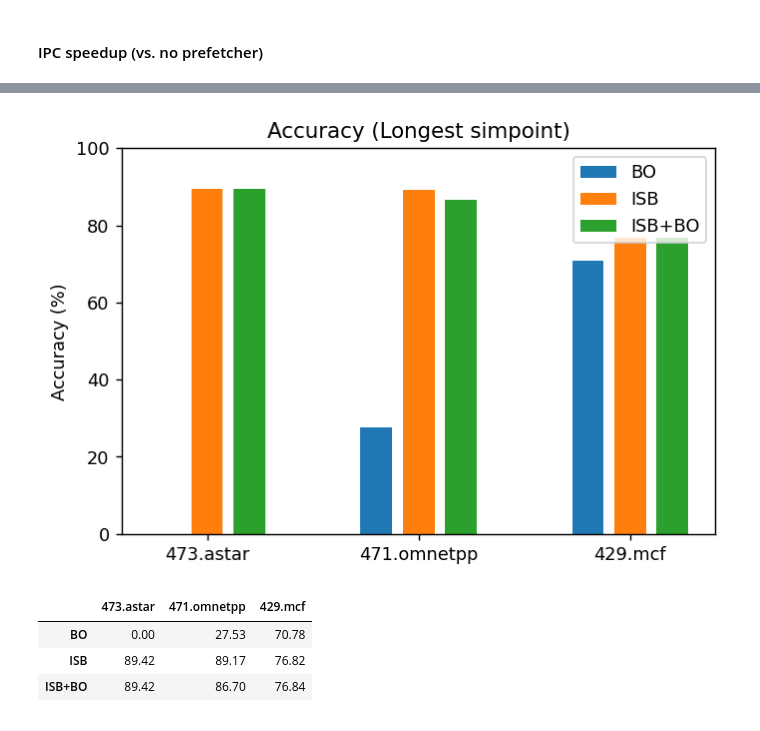
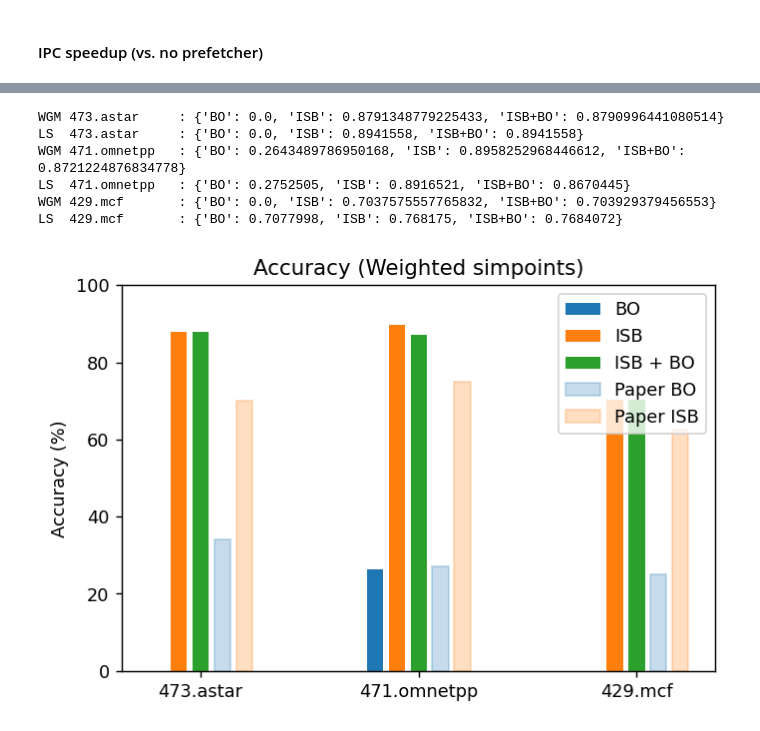
Before and after one commit to cmolder/voyager-analysis, a Jupyter notebook: 20211026-simpoints.ipynb, the cells around one changed output, grey strips where cells are left out. Saved outputs shown, nothing was run; the diff lists cells and outputs as text; code cells hidden in the pictures.

```diff
--- a/20211026-simpoints.ipynb
+++ b/20211026-simpoints.ipynb
@@ -401,6 +328,8 @@ def get_wgm_accuracies(results, simpoint_weights):
     simpoint_accs = get_simpoint_accuracies(results)
     wgm_accs = {}
     for pf in simpoint_accs:
+        if pf == 'NoPrefetcher':
+            continue
         wgm_accs[pf] = stats.mstats.gmean(simpoint_accs[pf], weights=simpoint_weights)
     return wgm_accs
 
@@ -412,6 +341,8 @@ def get_ls_accuracies(results, simpoint_weights):
     longest = np.argmax(simpoint_weights)
     ls_accs = {}
     for pf in simpoint_accs:
+        if pf == 'NoPrefetcher':
+            continue
         ls_accs[pf] = simpoint_accs[pf][longest]
     return ls_accs
 # %%
@@ -419,7 +350,16 @@ wgm_accs = {}
 ls_accs = {}
 
 for tr in traces:
-    #print(tr, get_simpoint_accuracies(results[tr]))
-    #wgm_accs[tr] = get_wgm_accuracies(results[tr], simpoint_weights[tr])
-    #print(wgm_accs)
+    wgm_accs[tr] = get_wgm_accuracies(results[tr], simpoint_weights[tr])
+    print(f'WGM {tr:13} : {wgm_accs[tr]}')
     ls_accs[tr] = get_ls_accuracies(results[tr], simpoint_weights[tr])
+    print(f'LS  {tr:13} : {ls_accs[tr]}')
+
+paper_accs = parse_paper_result_file('data/paper-values/paper_accuracies.csv')
+# %% [output]
+WGM 473.astar     : {'BO': 0.0, 'ISB': 0.8791348779225433, 'ISB+BO': 0.8790996441080514}
+LS  473.astar     : {'BO': 0.0, 'ISB': 0.8941558, 'ISB+BO': 0.8941558}
+WGM 471.omnetpp   : {'BO': 0.2643489786950168, 'ISB': 0.8958252968446612, 'ISB+BO': 0.8721224876834778}
+LS  471.omnetpp   : {'BO': 0.2752505, 'ISB': 0.8916521, 'ISB+BO': 0.8670445}
+WGM 429.mcf       : {'BO': 0.0, 'ISB': 0.7037575557765832, 'ISB+BO': 0.703929379456553}
+LS  429.mcf       : {'BO': 0.7077998, 'ISB': 0.768175, 'ISB+BO': 0.7684072}
@@ -463,4 +365,0 @@ def df_accuracies(accs):
-# %%
-plot_accuracies(ls_accs, subtitle='Longest simpoint')
-# %% [output]
-[figure, removed]
@@ -469,7 +366,10 @@ plot_accuracies(ls_accs, subtitle='Longest simpoint')
-# %%
-df_accuracies(ls_accs)
-# %% [output]
-|  | 473.astar | 471.omnetpp | 429.mcf |
-| BO | 0.00 | 27.53 | 70.78 |
-| ISB | 89.42 | 89.17 | 76.82 |
-| ISB+BO | 89.42 | 86.70 | 76.84 |
+# %%
+plot_results(
+    wgm_accs, 'Accuracy', 'Accuracy (%)',
+    subtitle='Weighted simpoints',
+    factor=100,
+    ymin=0, ymax=100,
+    paper_data=paper_accs
+)
+# %% [output]
+[figure, added]
```
Also changed, not shown: parts of 37 cells of this notebook, 5 other files.
